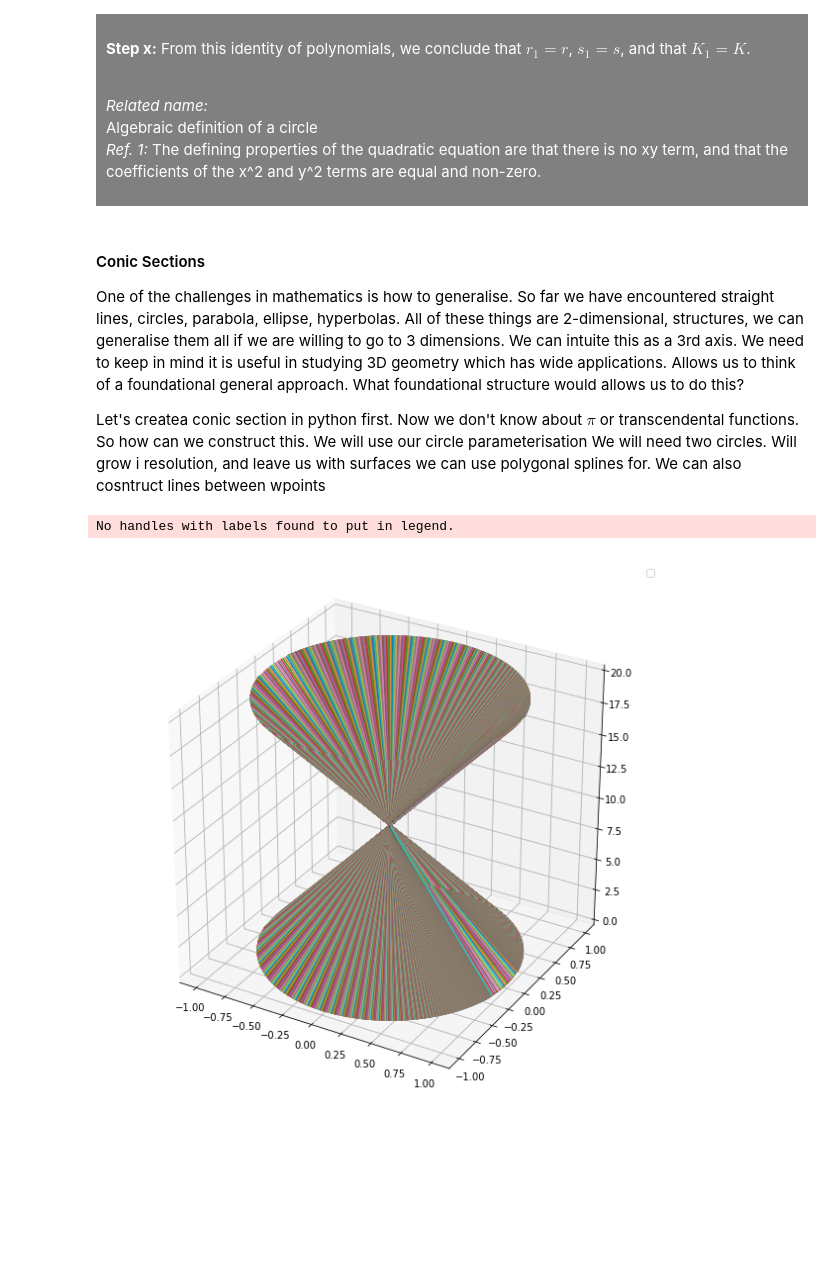
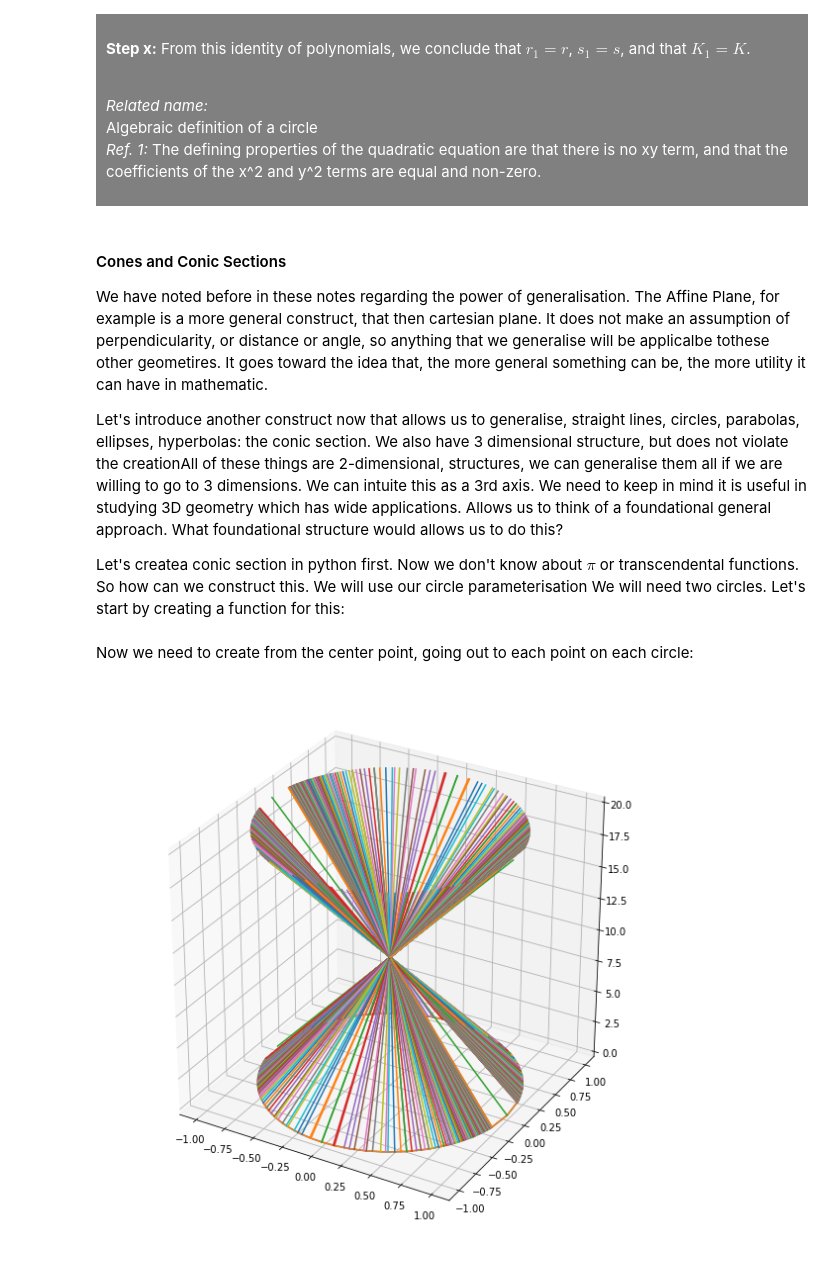
Before and after one commit to jgab3103/Jamie-Gabriel, a Jupyter notebook: Notebooks/jovyan/MathNotebooks/Algebraic_Calculus_Notes_14.ipynb, the cells around one changed output. Drawn from its saved outputs; the diff is of its cells as text; code cells hidden in the pictures; blank space fills up the shorter version.

```diff
--- a/Notebooks/jovyan/MathNotebooks/Algebraic_Calculus_Notes_14.ipynb
+++ b/Notebooks/jovyan/MathNotebooks/Algebraic_Calculus_Notes_14.ipynb
@@ -239,40 +169,41 @@ $$2(r_1-r)x+r^2-r_1^2+2(s_1-s)y+s^2-s_1^2=K-K_1.$$
 
 </div>
 # %% [markdown]
-<h4>Conic Sections</h4>
+<h4>Cones and Conic Sections</h4>
 
-One of the challenges in mathematics is how to generalise. So far we have encountered straight lines, circles, parabola, ellipse, hyperbolas. All of these things are 2-dimensional, structures, we can generalise them all if we are willing to go to 3 dimensions. We can intuite this as a 3rd axis.  We need to keep in mind it is useful in studying 3D geometry which has wide applications. Allows us to think of a foundational general approach. What foundational structure would allows us to do this?
+We have noted before in these notes regarding the power of generalisation. The Affine Plane, for example is a more general construct, that then cartesian plane. It does not make an assumption of perpendicularity, or distance or angle, so anything that we generalise will be applicalbe tothese other geometires. It goes toward the idea that, the more general something can be, the more utility it can have in mathematic.
 
-Let's createa conic section in python first. Now we don't know about $\pi$ or transcendental functions. So how can we construct this. We will use our circle parameterisation We will need two circles. Will grow i resolution, and leave us with surfaces we can use polygonal splines for. We can also cosntruct lines between wpoints
+Let's introduce another construct now that allows us to generalise, straight lines, circles, parabolas, ellipses, hyperbolas: the conic section. We also have 3 dimensional structure, but does not violate the creationAll of these things are 2-dimensional, structures, we can generalise them all if we are willing to go to 3 dimensions. We can intuite this as a 3rd axis.  We need to keep in mind it is useful in studying 3D geometry which has wide applications. Allows us to think of a foundational general approach. What foundational structure would allows us to do this?
+
+Let's createa conic section in python first. Now we don't know about $\pi$ or transcendental functions. So how can we construct this. We will use our circle parameterisation We will need two circles. Let's start by creating a function for this:
 # %%
 def compute_parameterised_point_from_circle(t):
     x1 = (1 - t^2) / ( 1 + t^2)
     x2 = (2 * t) / (1 + t^2)
     return([x1, x2])
+# %% [markdown]
+Now we need to create from the center point, going out to each point on each circle:
 # %%
-points_choice = np.array([compute_parameterised_point_from_circle(i) for i in np.arange(-10,10, .01)])
+points_choice = np.array([compute_parameterised_point_from_circle(i) for i in np.arange(-10,10, .1)])
+count_of_points = len(points_choice)
+conic_height = 20
+conic_center_height = conic_height / 2
 
 x1 = [e[0] for e in points_choice]
 y1 = [e[1] for e in points_choice]
 
-
 fig = plt.figure(figsize=(10,10))
 ax = fig.gca(projection='3d')
 z = np.zeros(len(x1))
-ax.plot(x1, y1, z, )
-ax.plot(x1, y1, z * 20)
+ax.plot(x1, y1, z, label = "")
+ax.plot(x1, y1, z * 20, label = "")
+
+[ax.plot([0,x1[i]],[0,y1[i]], [conic_center_height, 0], label = "") for i in range(count_of_points)]
+[ax.plot([0,-x1[i]],[0,-y1[i]], [conic_center_height, 0], label = "") for i in range(count_of_points)]
+[ax.plot([0,x1[i]],[0,y1[i]], [conic_center_height, conic_height], label = "") for i in range(count_of_points)]
+[ax.plot([0,-x1[i]],[0,-y1[i]], [conic_center_height, conic_height], label = "") for i in range(count_of_points)]
 
 
-
-
-[ax.plot([0,x1[i]],[0,y1[i]], [10, 0]) for i in range(1999)]
-[ax.plot([0,-x1[i]],[0,-y1[i]], [10, 0]) for i in range(1999)]
-[ax.plot([0,x1[i]],[0,y1[i]], [10, 20]) for i in range(1999)]
-[ax.plot([0,-x1[i]],[0,-y1[i]], [10, 20]) for i in range(1999)]
-
-
-ax.legend()
 plt.show()
 # %% [output]
-No handles with labels found to put in legend.
-[figure, old version]
+[figure, new version]
```
Also changed, not shown: parts of 44 cells of this notebook.
